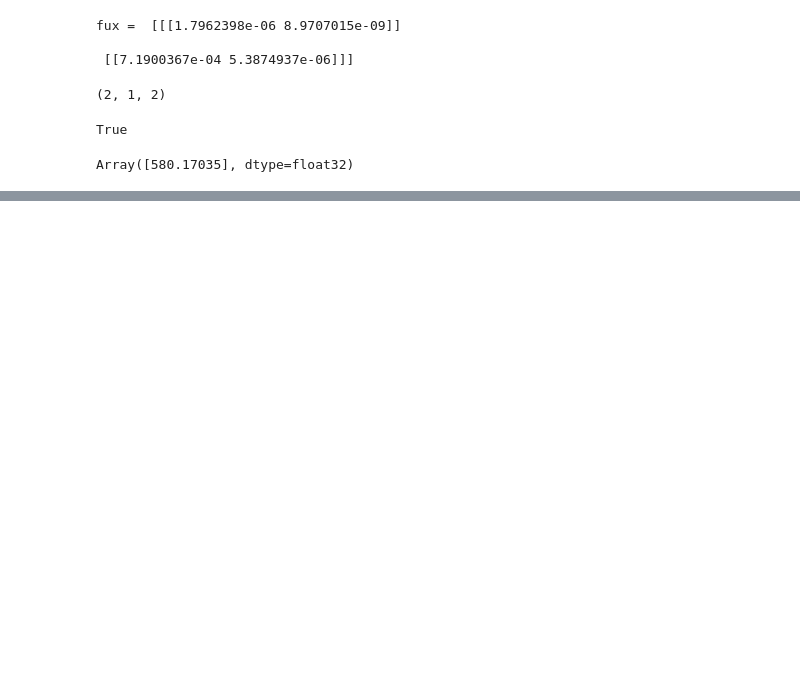
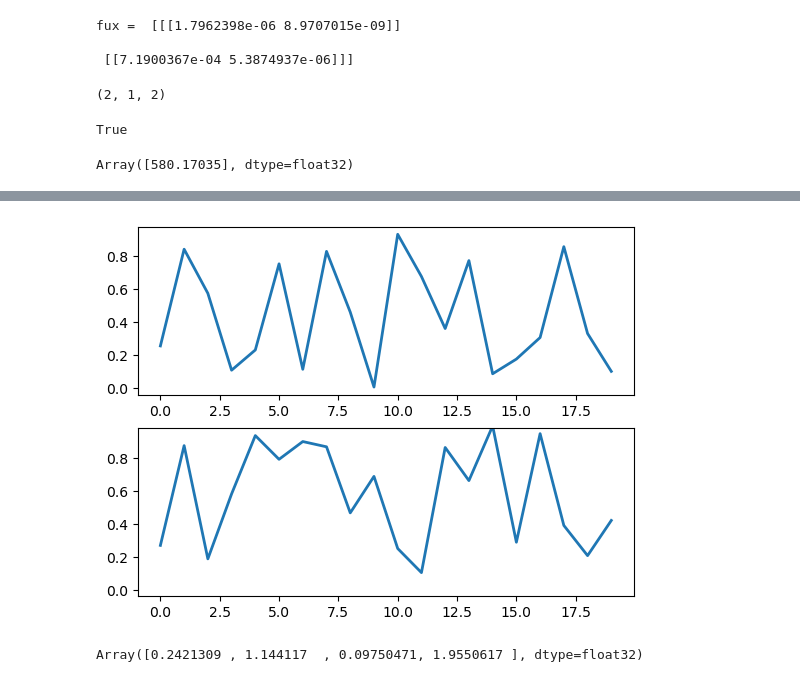
Before and after one commit to chenghuailin/trajectory_optimization_matrix_lie_groups, a Jupyter notebook: traoptlibrary/random_test.ipynb, the cells around one changed output, grey strips where cells are left out. Drawn from its saved outputs; the diff is of its cells as text; code cells hidden in the pictures; blank space fills up the shorter version.

```diff
--- a/traoptlibrary/random_test.ipynb
+++ b/traoptlibrary/random_test.ipynb
@@ -98,0 +121,18 @@ Array([580.17035], dtype=float32)
+# %%
+fig, axs = plt.subplots(2, num=6)
+line0, = axs[0].plot(a[0,:,0],lw=2)
+line1, = axs[1].plot(a[0,:,0],lw=2)
+
+def animation_function(i):
+    line0.set_ydata(a[i,:,0])
+    line1.set_ydata(a[i,:,1])
+    return line0, line1
+
+animation = FuncAnimation(fig,
+                      func = animation_function,
+                      frames = np.arange(0, iteration),
+                      interval = 500)
+
+# HTML(animation.to_jshtml())
+# %% [output]
+[figure, added]
@@ -98,0 +171,10 @@ Array([580.17035], dtype=float32)
+# %%
+state_size = 4
+action_size = 1
+
+x = random.normal(key, (state_size,))
+u = random.normal(key, (action_size,))
+
+fd_rk4_dt( x, u, i )
+# %% [output]
+Array([0.2421309 , 1.144117  , 0.09750471, 1.9550617 ], dtype=float32)
```
Also changed, not shown: parts of 7 cells of this notebook, 2 other files.
